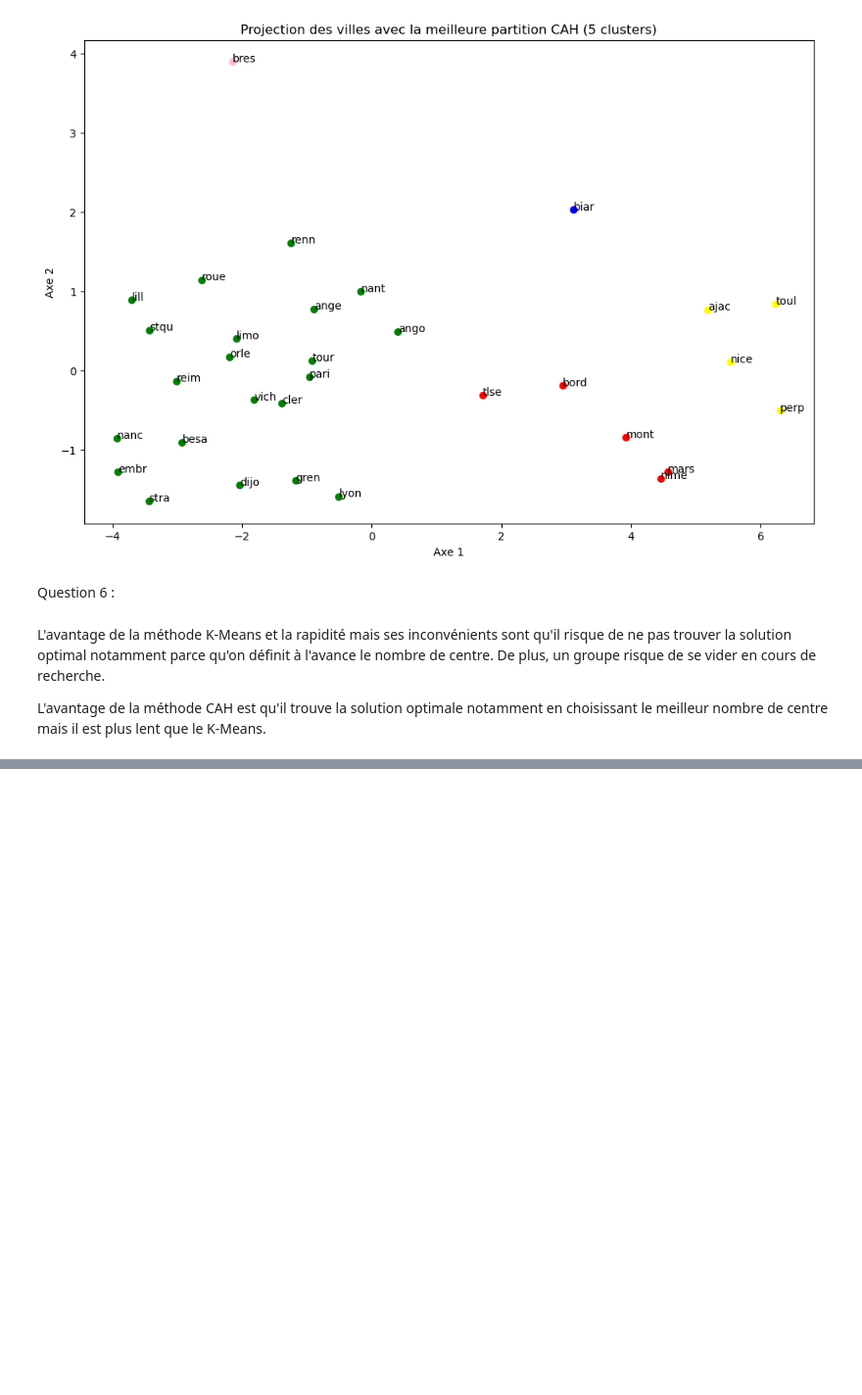
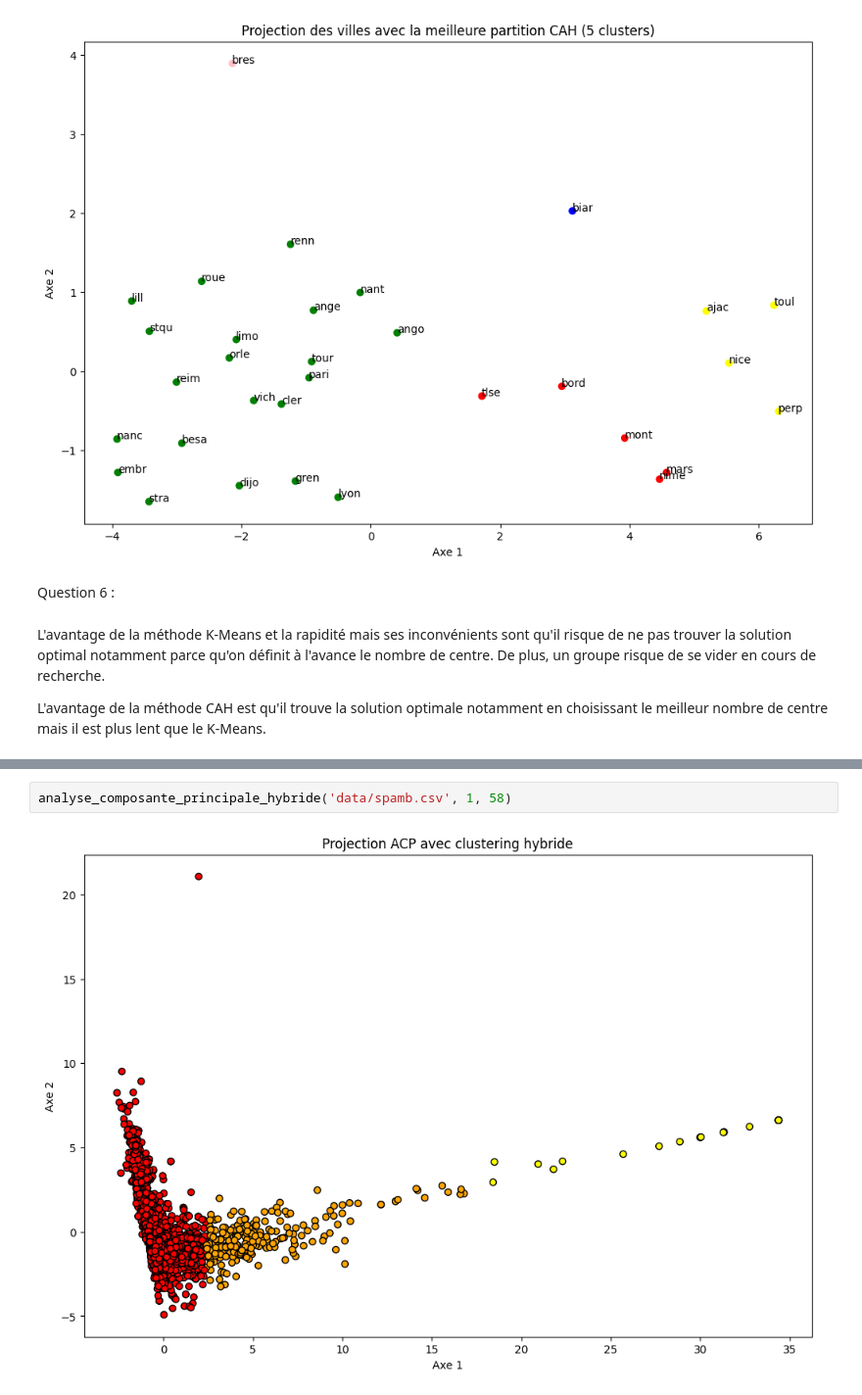
Before and after one commit to ImValll/tp2ADM, a Jupyter notebook: TP_Clust_A_rendre_HENRY_Valentin_BARBATO_Clement.ipynb, the cells around one changed output, grey strips where cells are left out. Shown: that part at 98% size. Saved outputs shown, nothing was run; the diff lists cells and outputs as text; blank space fills up the shorter version.

```diff
--- a/TP_Clust_A_rendre_HENRY_Valentin_BARBATO_Clement.ipynb
+++ b/TP_Clust_A_rendre_HENRY_Valentin_BARBATO_Clement.ipynb
@@ -183,0 +223,4 @@ L'avantage de la méthode CAH est qu'il trouve la solution optimale notamment en
+# %%
+analyse_composante_principale_hybride('data/spamb.csv', 1, 58)
+# %% [output]
+[figure, added]
```
Also changed, not shown: parts of 6 cells of this notebook.
